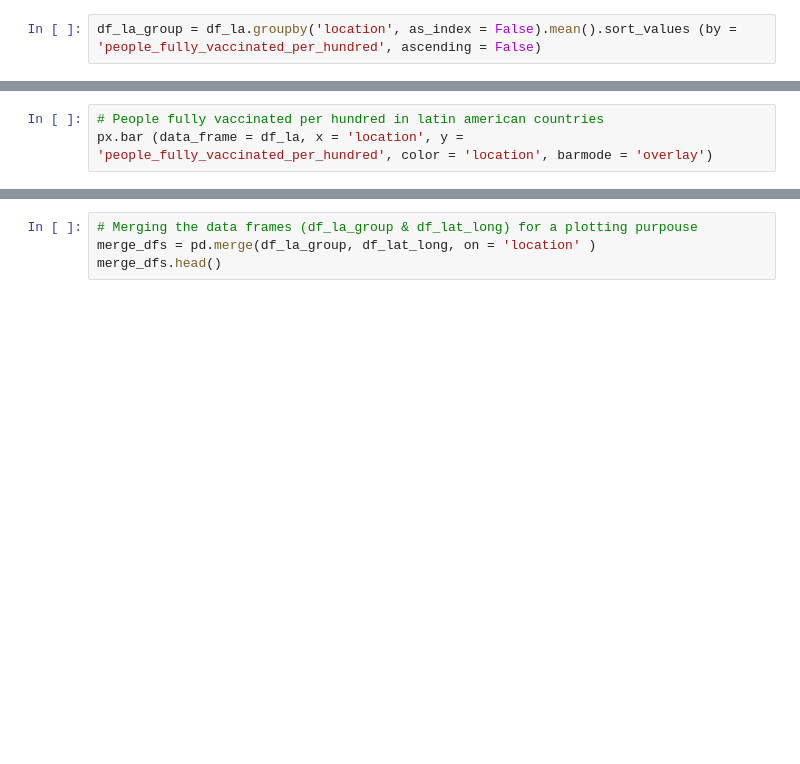
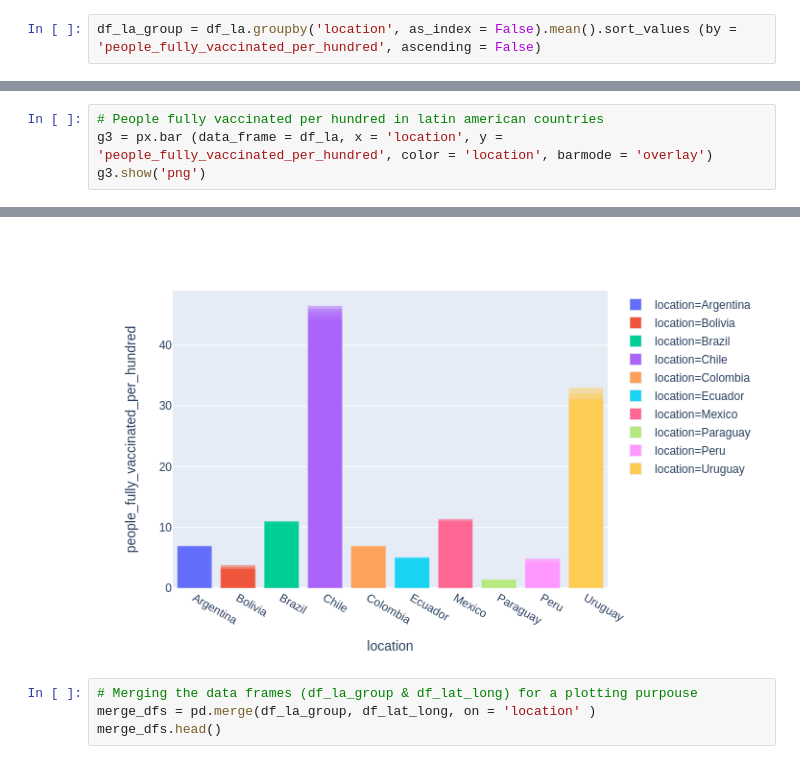
Before and after one commit to maxidiazbattan/Covid-vaccination-LA, a Jupyter notebook: Covid_vaccinations.ipynb, the cells around one changed output, grey strips where cells are left out. Saved outputs shown, nothing was run; the diff lists cells and outputs as text; blank space fills up the shorter version.

```diff
--- a/Covid_vaccinations.ipynb
+++ b/Covid_vaccinations.ipynb
@@ -104,4 +111,5 @@ px.bar (data_frame = df_la, x = 'location', y = 'people_fully_vaccinated', color
 # %%
 # People fully vaccinated per hundred in latin american countries
-px.bar (data_frame = df_la, x = 'location', y = 'people_fully_vaccinated_per_hundred', color = 'location', barmode = 'overlay')
+g3 = px.bar (data_frame = df_la, x = 'location', y = 'people_fully_vaccinated_per_hundred', color = 'location', barmode = 'overlay')
+g3.show('png')
 # %% [output]
@@ -109,3 +116,4 @@ px.bar (data_frame = df_la, x = 'location', y = 'people_fully_vaccinated_per_hun
+[figure, added]
 # %%
 # Merging the data frames (df_la_group & df_lat_long) for a plotting purpouse
 merge_dfs = pd.merge(df_la_group, df_lat_long, on = 'location' )
```
Also changed, not shown: parts of 6 cells of this notebook.
